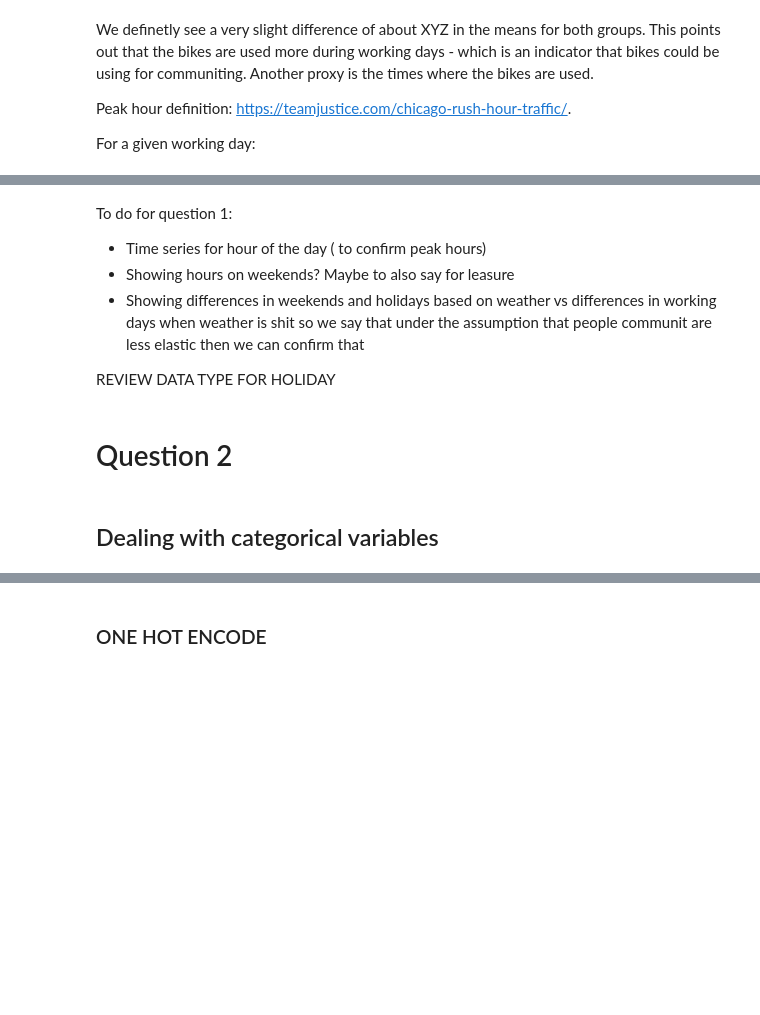
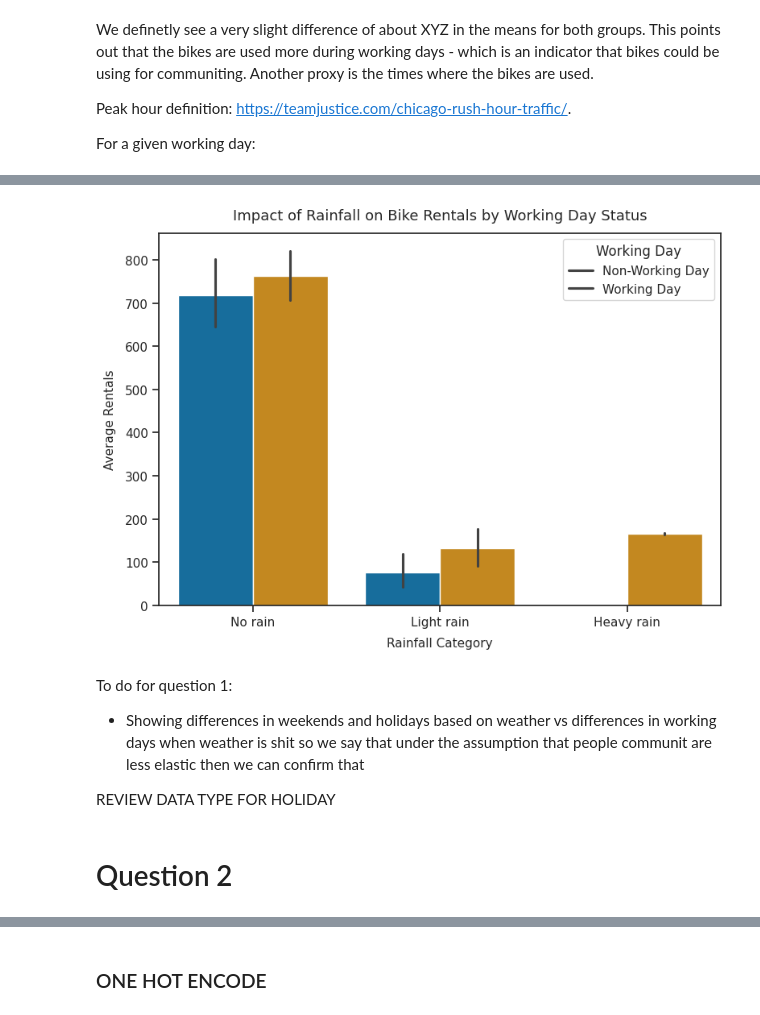
Before and after one commit to pablovitoria/business_analysis_structured_data, a Jupyter notebook: scripts/A1: Modeling Case Study - Bike Rentals in Chicago.ipynb, the cells around one changed output, grey strips where cells are left out. Drawn from its saved outputs; the diff is of its cells as text; code cells hidden in the pictures; blank space fills up the shorter version.

```diff
--- a/scripts/A1: Modeling Case Study - Bike Rentals in Chicago.ipynb
+++ b/scripts/A1: Modeling Case Study - Bike Rentals in Chicago.ipynb
@@ -182,0 +206,19 @@ NameError: name 'bikerentals_complete' is not defined
+# %%
+# Create rainfall bins (light vs heavy rain)
+bikerentals["rain_bin"] = pd.cut(
+    bikerentals["rainfall"],
+    bins=[-0.01, 0, 5, bikerentals["rainfall"].max()],
+    labels=["No rain", "Light rain", "Heavy rain"]
+)
+
+# Group and compute mean rentals
+rain_working_summary = (
+    bikerentals
+    .groupby(["is_working_day", "rain_bin"])["rentals"]
+    .mean()
+    .round(1)
+    .reset_index()
+)
+
+bikerentals.head(5)
+rain_working_summary.head(10)
@@ -183,11 +233,27 @@ NameError: name 'bikerentals_complete' is not defined
+# %%
+fig, ax = plt.subplots(figsize=(9, 6))
+
+sns.barplot(
+    x="rain_bin",
+    y="rentals",
+    hue="is_working_day",
+    data=bikerentals,
+    ax=ax
+)
+
+ax.set_title("Impact of Rainfall on Bike Rentals by Working Day Status")
+ax.set_xlabel("Rainfall Category")
+ax.set_ylabel("Average Rentals")
+ax.set_xticklabels(["No rain", "Light rain", "Heavy rain"])
+ax.legend(title="Working Day", labels=["Non-Working Day", "Working Day"])
+
+plt.show()
+# %% [output]
+[figure, added]
 # %% [markdown]
 To do for question 1:
-- Time series for hour of the day ( to confirm peak hours)
-- Showing hours on weekends? Maybe to also say for leasure
 - Showing differences in weekends and holidays based on weather vs differences in working days when weather is shit so we say that under the assumption that people communit are less elastic then we can confirm that
 
 REVIEW DATA TYPE FOR HOLIDAY
 # %% [markdown]
 # Question 2
-# %% [markdown]
-## Dealing with categorical variables
```
Also changed, not shown: parts of 25 cells of this notebook.
